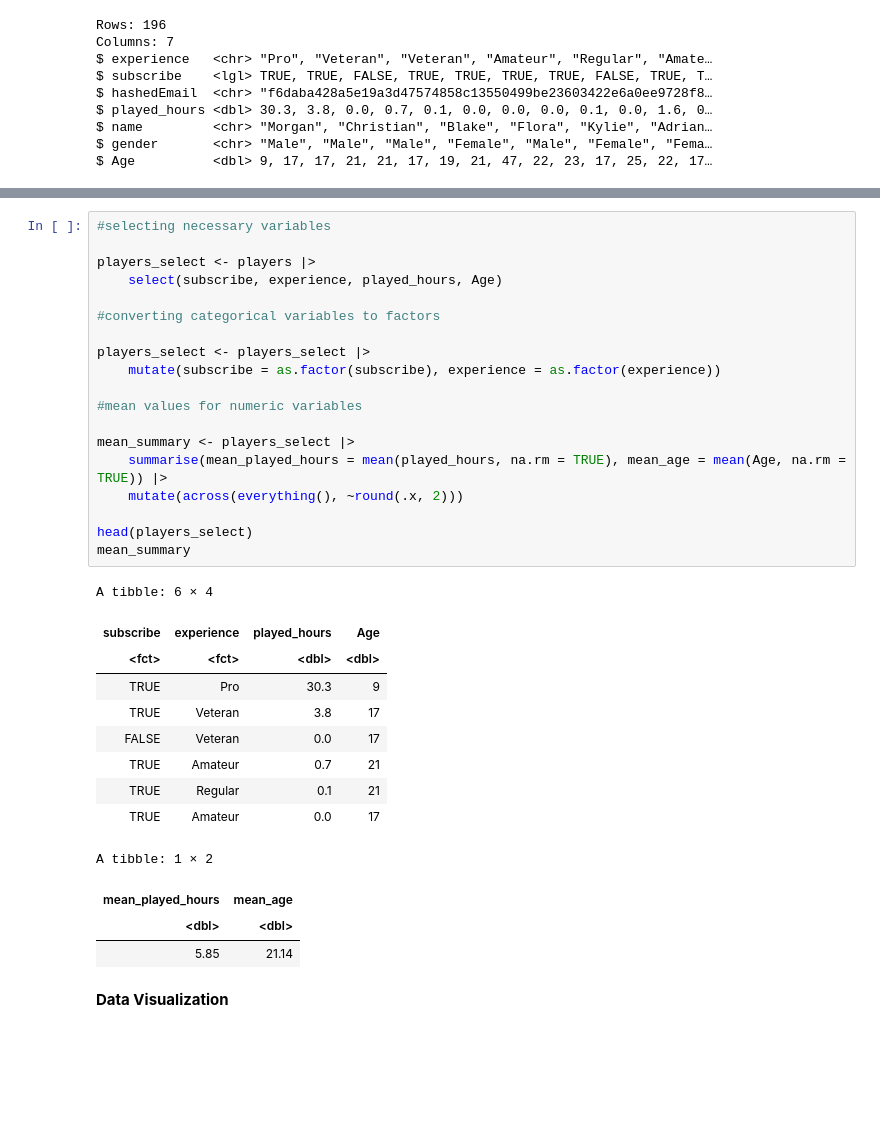
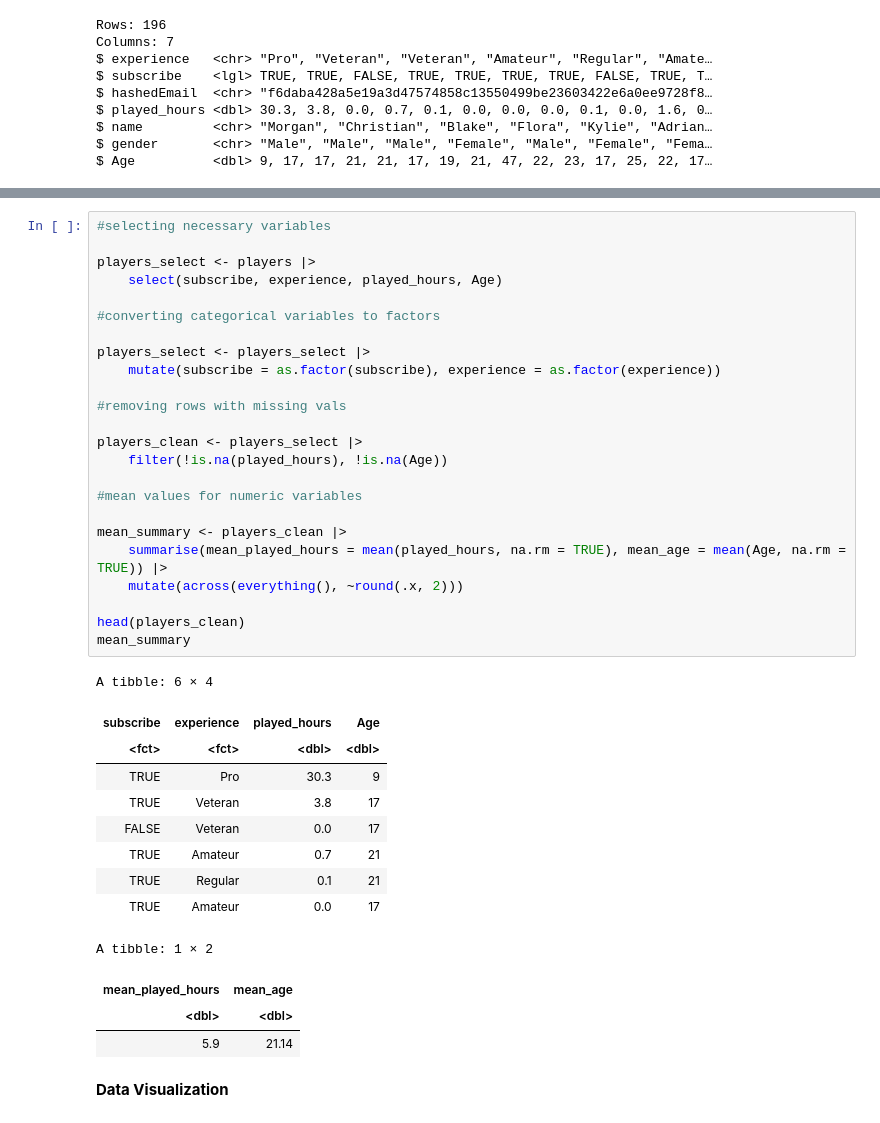
Before and after one commit to Jessica9521/Final-DSCI-100-Project, a Jupyter notebook: DSCI_Final_Project_Report.ipynb, the cells around one changed output, grey strips where cells are left out. Drawn from its saved outputs; the diff is of its cells as text; blank space fills up the shorter version.

```diff
--- a/DSCI_Final_Project_Report.ipynb
+++ b/DSCI_Final_Project_Report.ipynb
@@ -111,36 +123,41 @@ A tibble: 1 × 10
 # %%
 #selecting necessary variables
 
 players_select <- players |>
     select(subscribe, experience, played_hours, Age)
 
 #converting categorical variables to factors
 
 players_select <- players_select |>
     mutate(subscribe = as.factor(subscribe), experience = as.factor(experience))
 
+#removing rows with missing vals
+
+players_clean <- players_select |>
+    filter(!is.na(played_hours), !is.na(Age))
+
 #mean values for numeric variables
 
-mean_summary <- players_select |>
+mean_summary <- players_clean |>
     summarise(mean_played_hours = mean(played_hours, na.rm = TRUE), mean_age = mean(Age, na.rm = TRUE)) |>
     mutate(across(everything(), ~round(.x, 2)))
 
-head(players_select)
+head(players_clean)
 mean_summary
 # %% [output]
 A tibble: 6 × 4
 | subscribe | experience | played_hours | Age |
 | <fct> | <fct> | <dbl> | <dbl> |
 | TRUE | Pro | 30.3 | 9 |
 | TRUE | Veteran | 3.8 | 17 |
 | FALSE | Veteran | 0.0 | 17 |
 | TRUE | Amateur | 0.7 | 21 |
 | TRUE | Regular | 0.1 | 21 |
 | TRUE | Amateur | 0.0 | 17 |
 A tibble: 1 × 2
 | mean_played_hours | mean_age |
 | <dbl> | <dbl> |
-| 5.85 | 21.14 |
+| 5.9 | 21.14 |
 # %% [markdown]
 **Data Visualization**
 # %%
```
Also changed, not shown: parts of 5 cells of this notebook.
